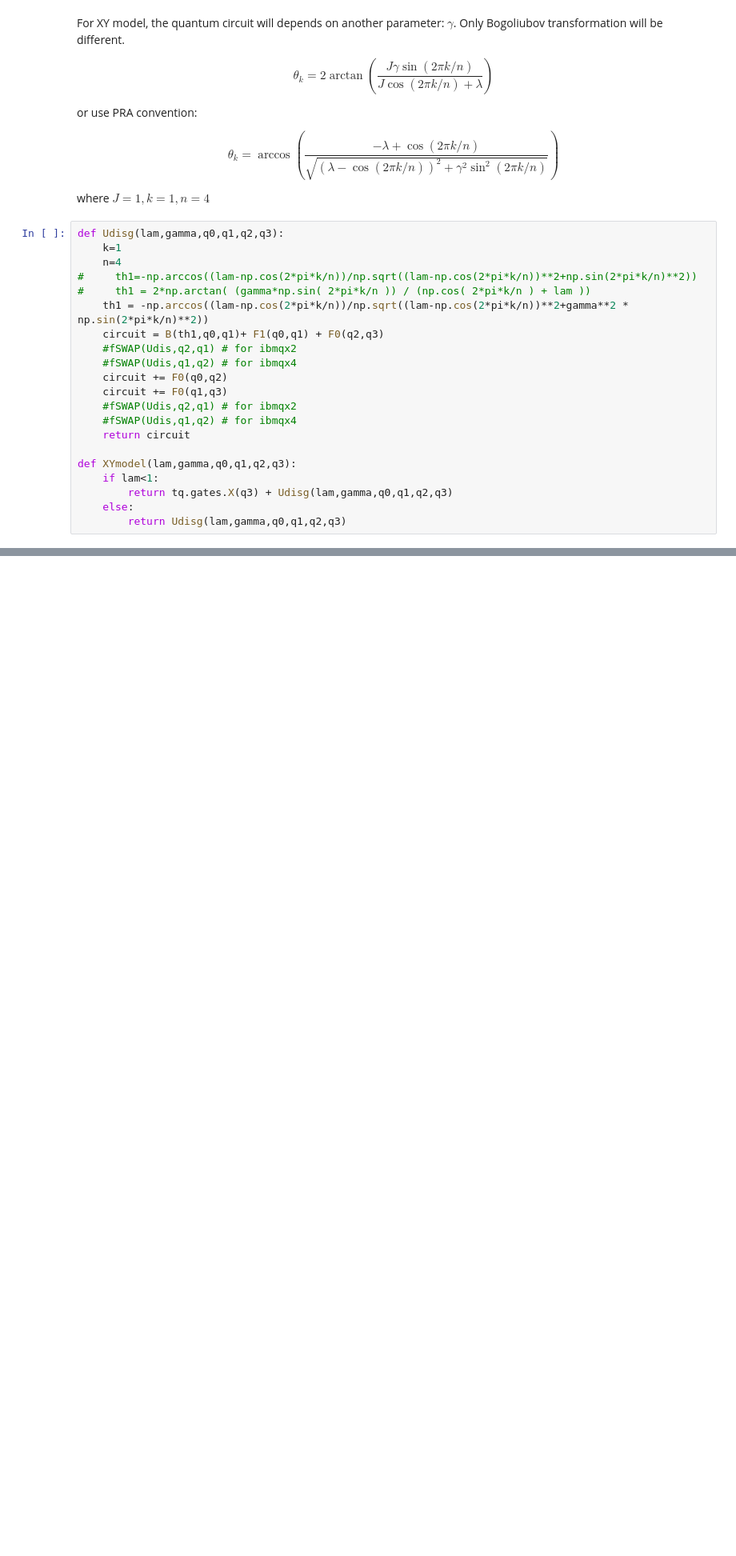
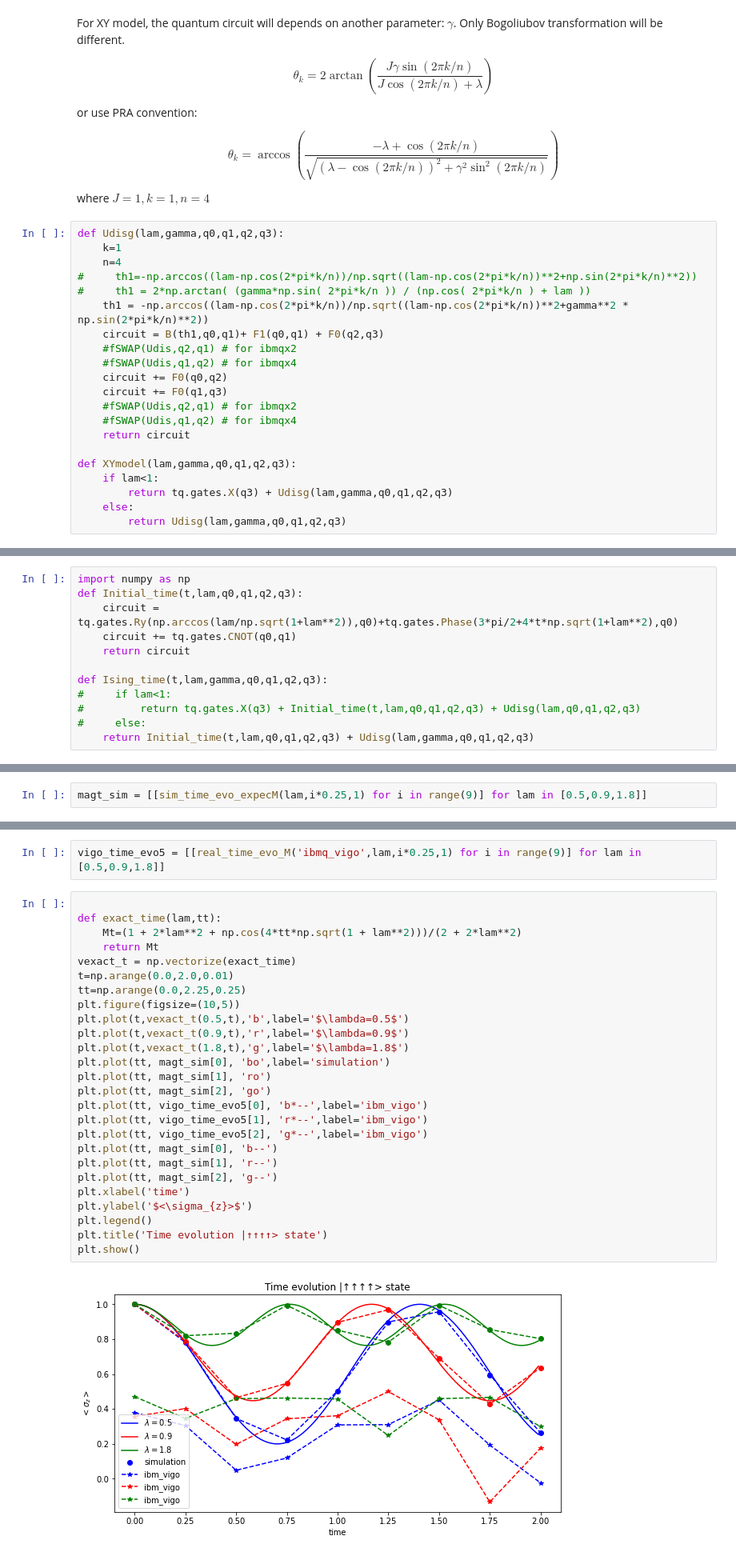
Before and after one commit to AnnaMHua/QOSF_Tequila, a Jupyter notebook: XYModel.ipynb, the cells around one changed output, grey strips where cells are left out. Shown at 80% size. Drawn from its saved outputs; the diff is of its cells as text; blank space fills up the shorter version.

```diff
--- a/XYModel.ipynb
+++ b/XYModel.ipynb
@@ -185,0 +216,12 @@ plt.show()
+# %%
+import numpy as np
+def Initial_time(t,lam,q0,q1,q2,q3):
+    circuit = tq.gates.Ry(np.arccos(lam/np.sqrt(1+lam**2)),q0)+tq.gates.Phase(3*pi/2+4*t*np.sqrt(1+lam**2),q0)
+    circuit += tq.gates.CNOT(q0,q1)
+    return circuit
+
+def Ising_time(t,lam,gamma,q0,q1,q2,q3):
+#     if lam<1:
+#         return tq.gates.X(q3) + Initial_time(t,lam,q0,q1,q2,q3) + Udisg(lam,q0,q1,q2,q3)
+#     else:
+    return Initial_time(t,lam,q0,q1,q2,q3) + Udisg(lam,gamma,q0,q1,q2,q3)
@@ -185,0 +248,2 @@ plt.show()
+# %%
+magt_sim = [[sim_time_evo_expecM(lam,i*0.25,1) for i in range(9)] for lam in [0.5,0.9,1.8]]
@@ -185,0 +254,30 @@ plt.show()
+# %%
+vigo_time_evo5 = [[real_time_evo_M('ibmq_vigo',lam,i*0.25,1) for i in range(9)] for lam in [0.5,0.9,1.8]]
+# %%
+
+def exact_time(lam,tt):
+    Mt=(1 + 2*lam**2 + np.cos(4*tt*np.sqrt(1 + lam**2)))/(2 + 2*lam**2)
+    return Mt
+vexact_t = np.vectorize(exact_time)
+t=np.arange(0.0,2.0,0.01)
+tt=np.arange(0.0,2.25,0.25)
+plt.figure(figsize=(10,5))
+plt.plot(t,vexact_t(0.5,t),'b',label='$\lambda=0.5$')
+plt.plot(t,vexact_t(0.9,t),'r',label='$\lambda=0.9$')
+plt.plot(t,vexact_t(1.8,t),'g',label='$\lambda=1.8$')
+plt.plot(tt, magt_sim[0], 'bo',label='simulation')
+plt.plot(tt, magt_sim[1], 'ro')
+plt.plot(tt, magt_sim[2], 'go')
+plt.plot(tt, vigo_time_evo5[0], 'b*--',label='ibm_vigo')
+plt.plot(tt, vigo_time_evo5[1], 'r*--',label='ibm_vigo')
+plt.plot(tt, vigo_time_evo5[2], 'g*--',label='ibm_vigo')
+plt.plot(tt, magt_sim[0], 'b--')
+plt.plot(tt, magt_sim[1], 'r--')
+plt.plot(tt, magt_sim[2], 'g--')
+plt.xlabel('time')
+plt.ylabel('$<\sigma_{z}>$')
+plt.legend()
+plt.title('Time evolution |↑↑↑↑> state')
+plt.show()
+# %% [output]
+[figure, added]
```
Also changed, not shown: parts of 12 cells of this notebook, 2 other files.
